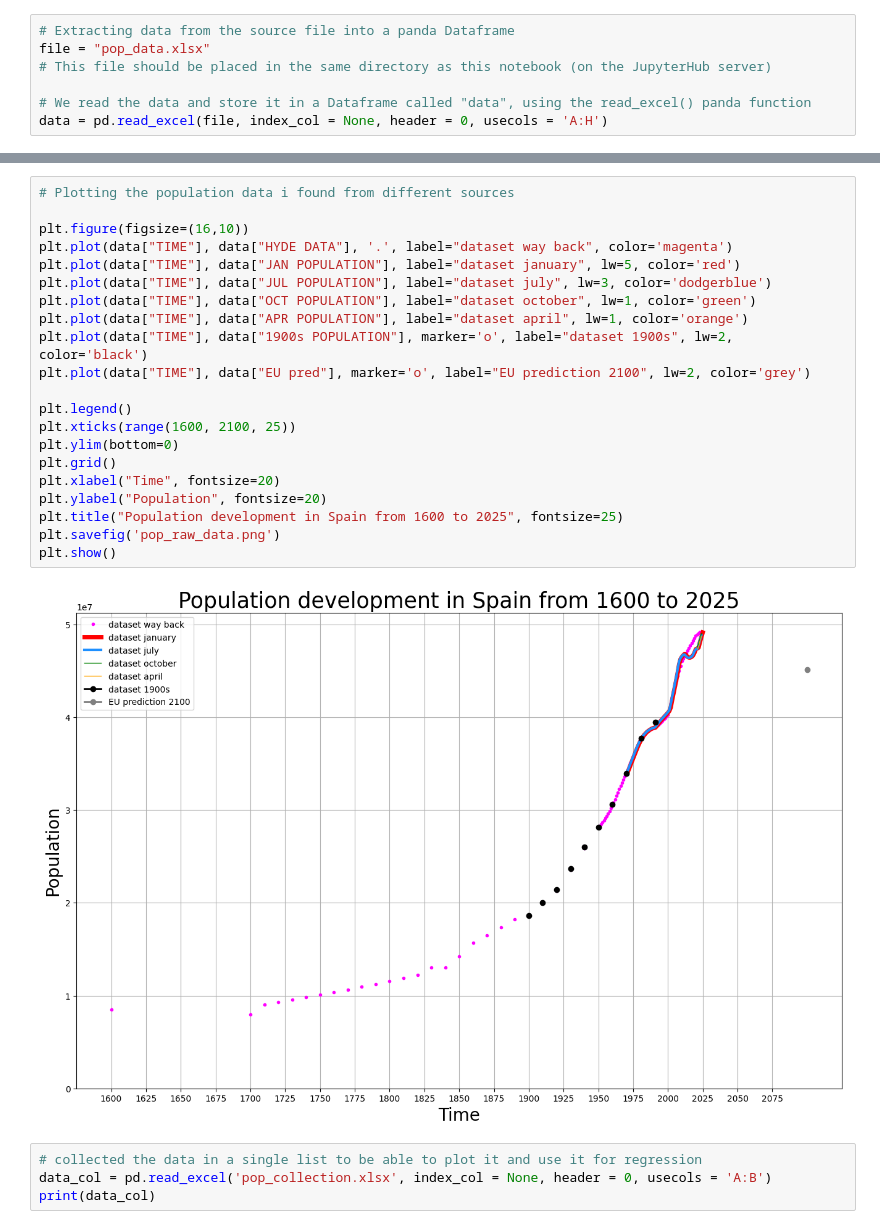
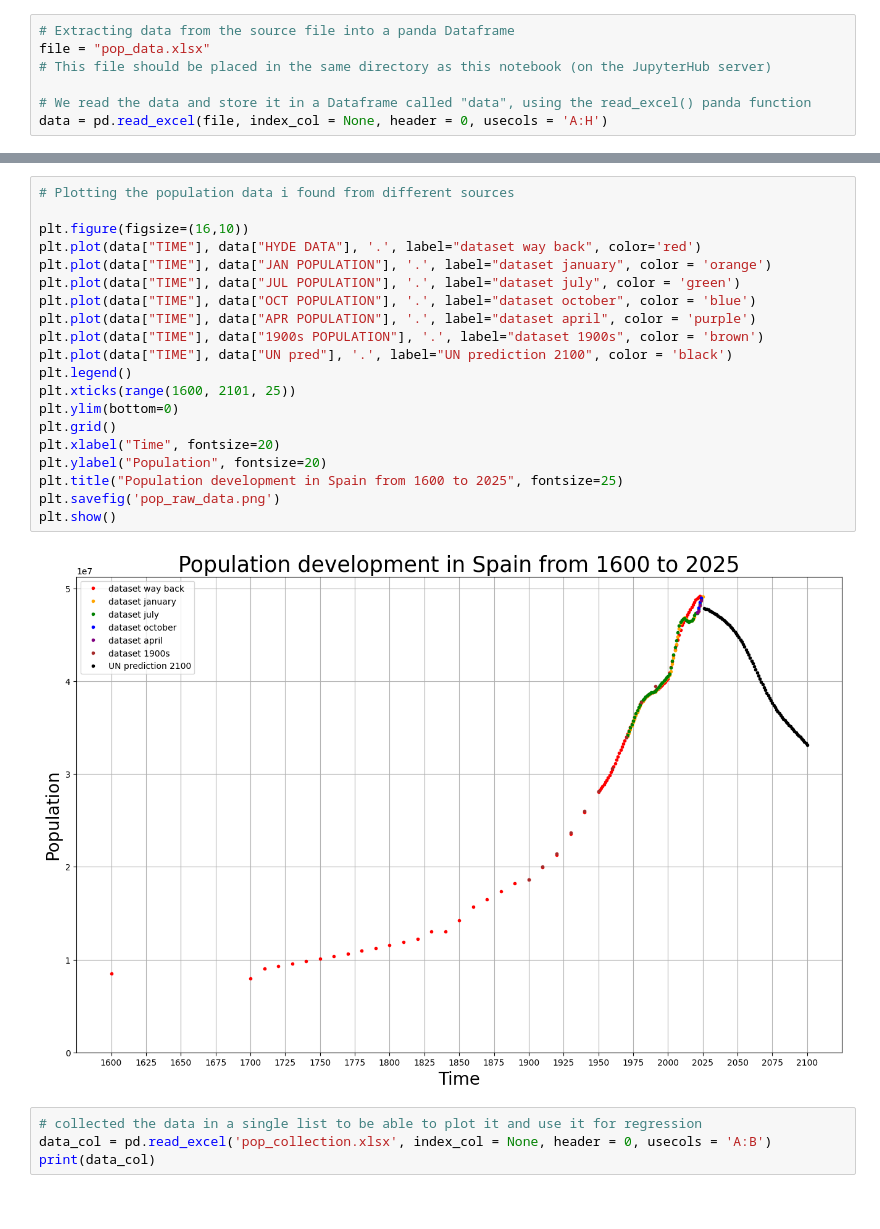
Before and after one commit to tdhunn01-design/MFA2, a Jupyter notebook: population.ipynb, the cells around one changed output, grey strips where cells are left out. Drawn from its saved outputs; the diff is of its cells as text.

Commit message:
fixed pop data

```diff
--- a/population.ipynb
+++ b/population.ipynb
@@ -36,26 +36,25 @@ print(data)
 # %%
 # Plotting the population data i found from different sources
 
 plt.figure(figsize=(16,10))
-plt.plot(data["TIME"], data["HYDE DATA"], '.', label="dataset way back", color='magenta')
-plt.plot(data["TIME"], data["JAN POPULATION"], label="dataset january", lw=5, color='red')
-plt.plot(data["TIME"], data["JUL POPULATION"], label="dataset july", lw=3, color='dodgerblue')
-plt.plot(data["TIME"], data["OCT POPULATION"], label="dataset october", lw=1, color='green')
-plt.plot(data["TIME"], data["APR POPULATION"], label="dataset april", lw=1, color='orange')
-plt.plot(data["TIME"], data["1900s POPULATION"], marker='o', label="dataset 1900s", lw=2, color='black')
-plt.plot(data["TIME"], data["EU pred"], marker='o', label="EU prediction 2100", lw=2, color='grey')
-
+plt.plot(data["TIME"], data["HYDE DATA"], '.', label="dataset way back", color='red')
+plt.plot(data["TIME"], data["JAN POPULATION"], '.', label="dataset january", color = 'orange')
+plt.plot(data["TIME"], data["JUL POPULATION"], '.', label="dataset july", color = 'green')
+plt.plot(data["TIME"], data["OCT POPULATION"], '.', label="dataset october", color = 'blue')
+plt.plot(data["TIME"], data["APR POPULATION"], '.', label="dataset april", color = 'purple')
+plt.plot(data["TIME"], data["1900s POPULATION"], '.', label="dataset 1900s", color = 'brown')
+plt.plot(data["TIME"], data["UN pred"], '.', label="UN prediction 2100", color = 'black')
 plt.legend()
-plt.xticks(range(1600, 2100, 25))
+plt.xticks(range(1600, 2101, 25))
 plt.ylim(bottom=0)
 plt.grid()
 plt.xlabel("Time", fontsize=20)
 plt.ylabel("Population", fontsize=20)
 plt.title("Population development in Spain from 1600 to 2025", fontsize=25)
 plt.savefig('pop_raw_data.png')
 plt.show()
 # %% [output]
-[figure, old version]
+[figure, new version]
 # %%
 # collected the data in a single list to be able to plot it and use it for regression
 data_col = pd.read_excel('pop_collection.xlsx', index_col = None, header = 0, usecols = 'A:B')
```
Also changed, not shown: parts of 1 cell of this notebook, 4 other files.
